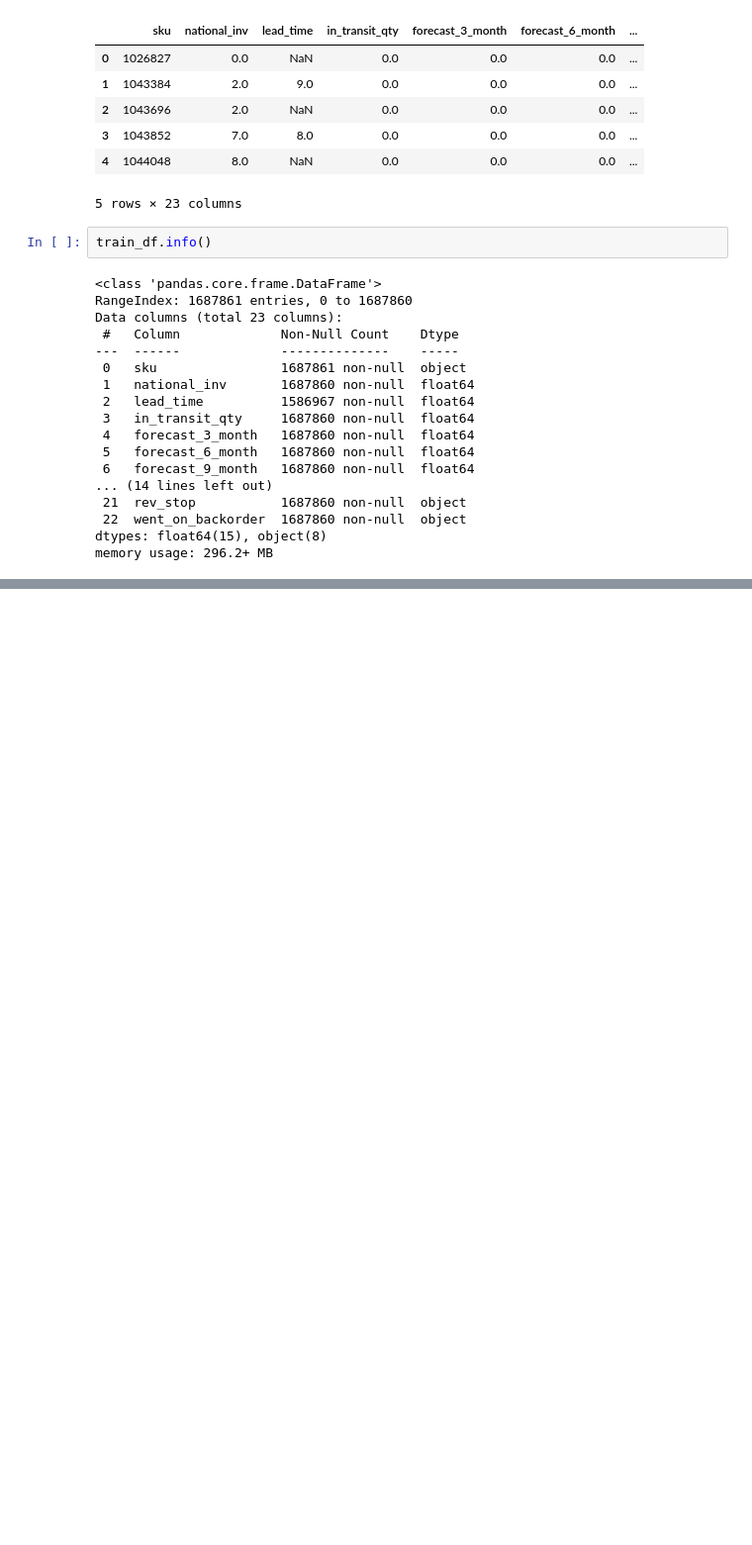
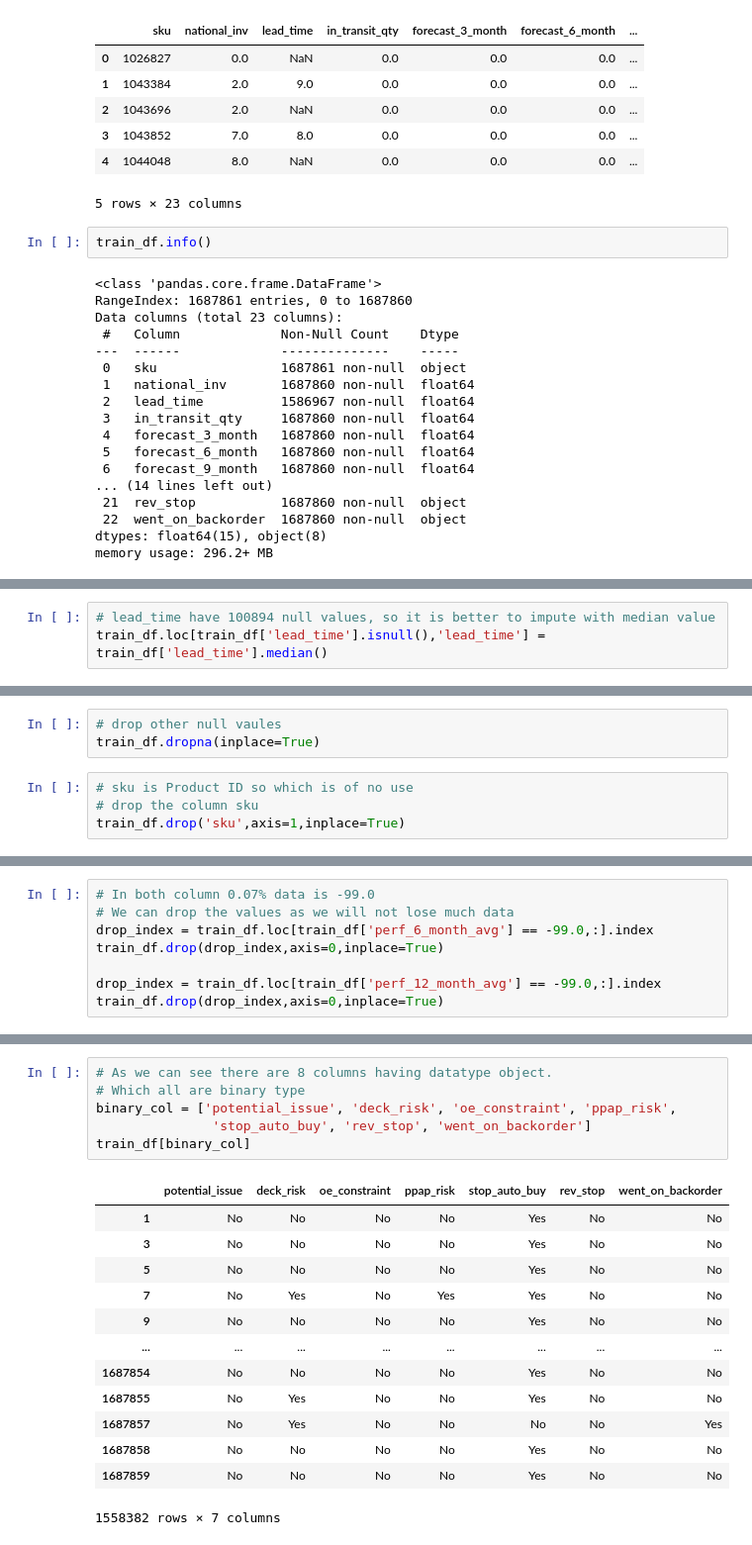
Before and after one commit to PurvanshBarodia/Backorder-Prediction, a Jupyter notebook: Backorder_Prediction.ipynb, the cells around one changed output, grey strips where cells are left out. Shown at 99% size. Saved outputs shown, nothing was run; the diff lists cells and outputs as text; blank space fills up the shorter version.

```diff
--- a/Backorder_Prediction.ipynb
+++ b/Backorder_Prediction.ipynb
@@ -84,0 +106,3 @@ memory usage: 296.2+ MB
+# %%
+# lead_time have 100894 null values, so it is better to impute with median value
+train_df.loc[train_df['lead_time'].isnull(),'lead_time'] = train_df['lead_time'].median()
@@ -84,0 +129,7 @@ memory usage: 296.2+ MB
+# %%
+# drop other null vaules
+train_df.dropna(inplace=True)
+# %%
+# sku is Product ID so which is of no use
+# drop the column sku
+train_df.drop('sku',axis=1,inplace=True)
@@ -84,0 +170,8 @@ memory usage: 296.2+ MB
+# %%
+# In both column 0.07% data is -99.0
+# We can drop the values as we will not lose much data
+drop_index = train_df.loc[train_df['perf_6_month_avg'] == -99.0,:].index
+train_df.drop(drop_index,axis=0,inplace=True)
+
+drop_index = train_df.loc[train_df['perf_12_month_avg'] == -99.0,:].index
+train_df.drop(drop_index,axis=0,inplace=True)
@@ -84,0 +204,20 @@ memory usage: 296.2+ MB
+# %%
+# As we can see there are 8 columns having datatype object.
+# Which all are binary type
+binary_col = ['potential_issue', 'deck_risk', 'oe_constraint', 'ppap_risk',
+               'stop_auto_buy', 'rev_stop', 'went_on_backorder']
+train_df[binary_col]
+# %% [output]
+|  | potential_issue | deck_risk | oe_constraint | ppap_risk | stop_auto_buy | rev_stop | went_on_backorder |
+| 1 | No | No | No | No | Yes | No | No |
+| 3 | No | No | No | No | Yes | No | No |
+| 5 | No | No | No | No | Yes | No | No |
+| 7 | No | Yes | No | Yes | Yes | No | No |
+| 9 | No | No | No | No | Yes | No | No |
+| ... | ... | ... | ... | ... | ... | ... | ... |
+| 1687854 | No | No | No | No | Yes | No | No |
+| 1687855 | No | Yes | No | No | Yes | No | No |
+| 1687857 | No | Yes | No | No | No | No | Yes |
+| 1687858 | No | No | No | No | Yes | No | No |
+| 1687859 | No | No | No | No | Yes | No | No |
+1558382 rows × 7 columns
```
Also changed, not shown: parts of 16 cells of this notebook.
